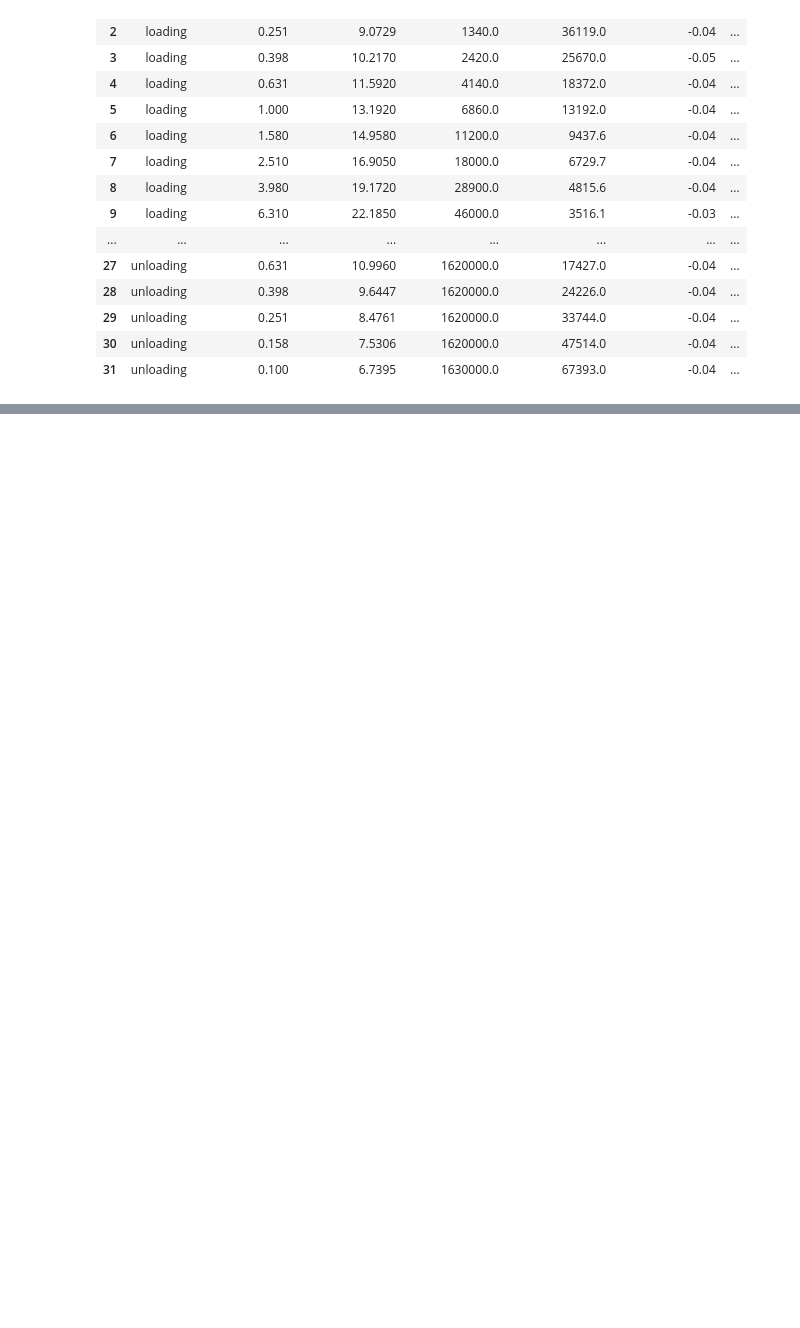
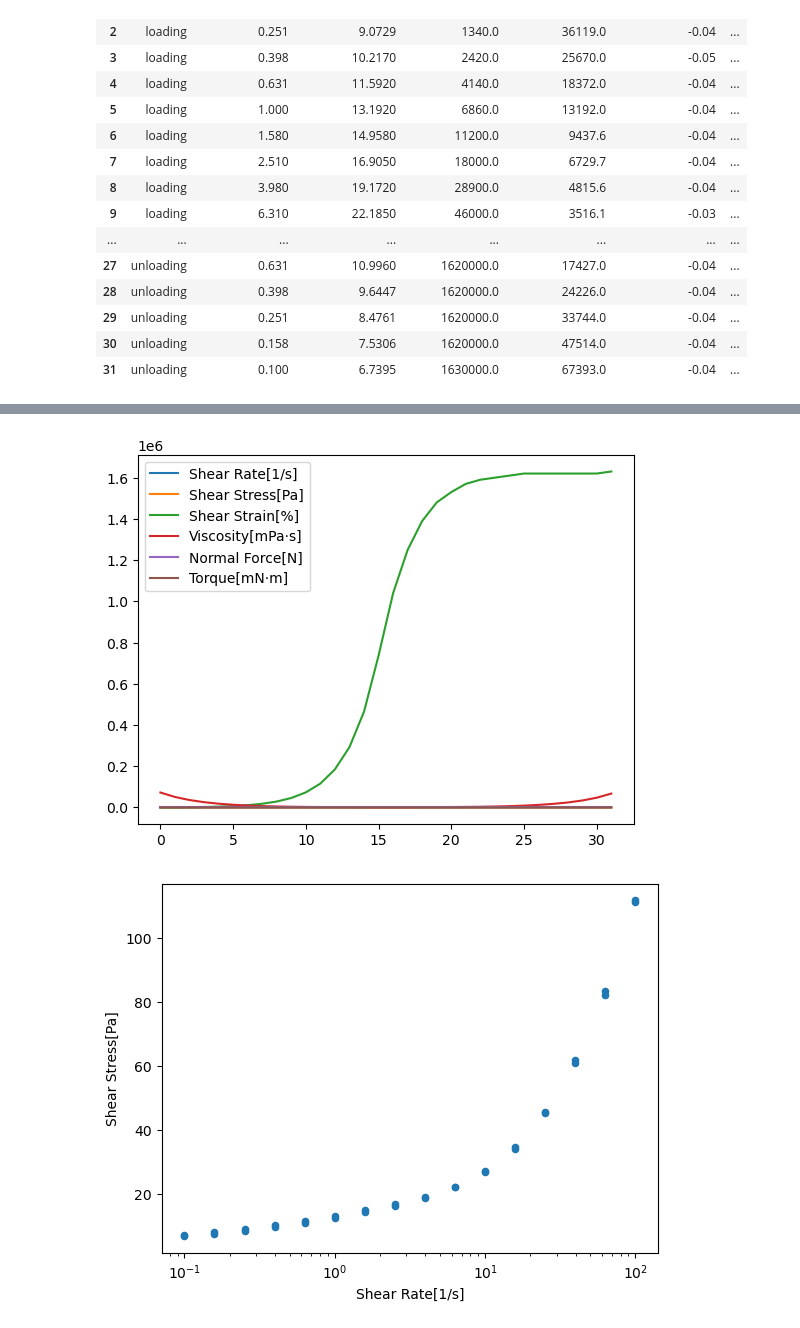
Before and after one commit to saabirpetker/trypy, a Jupyter notebook: trypy_tutorials/books/plot_csv.ipynb, the cells around one changed output, grey strips where cells are left out. Saved outputs shown, nothing was run; the diff lists cells and outputs as text; code cells hidden in the pictures; blank space fills up the shorter version.

```diff
--- a/trypy_tutorials/books/plot_csv.ipynb
+++ b/trypy_tutorials/books/plot_csv.ipynb
@@ -235,0 +220,10 @@ How nice. You should come back to this yourself later... and play around
+# %%
+df=dataframe("../data/ACS2/GR4SM32.csv")
+df.plot()#This just plots all our dataframe against the initial axis 1...n
+plt.show()#always show - we don't want to hold things unecessarily in our working memory
+df.plot("Shear Rate[1/s]","Shear Stress[Pa]",logx=True,kind='scatter')#This will plot stress against shear rate
+plt.show() #Notice logx=True means we have set our x scale to be a log... and kind to scatter
+#These key word arguments, **kwargs,  are all in the documentation!!!!
+# %% [output]
+[figure, added]
+[figure, added]
```
Also changed, not shown: parts of 15 cells of this notebook.
